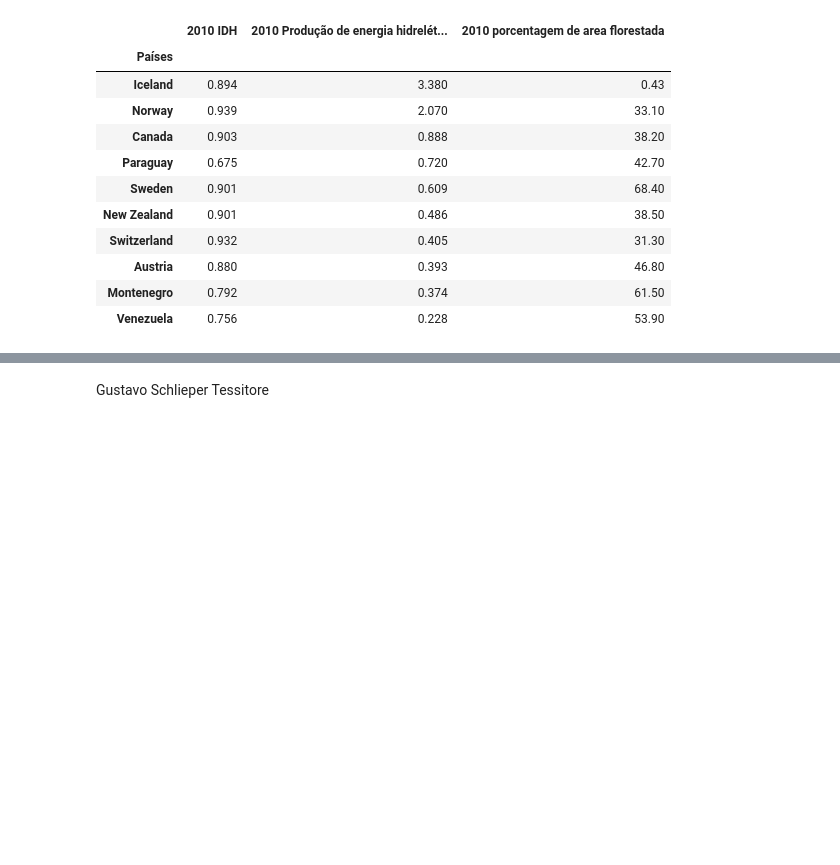
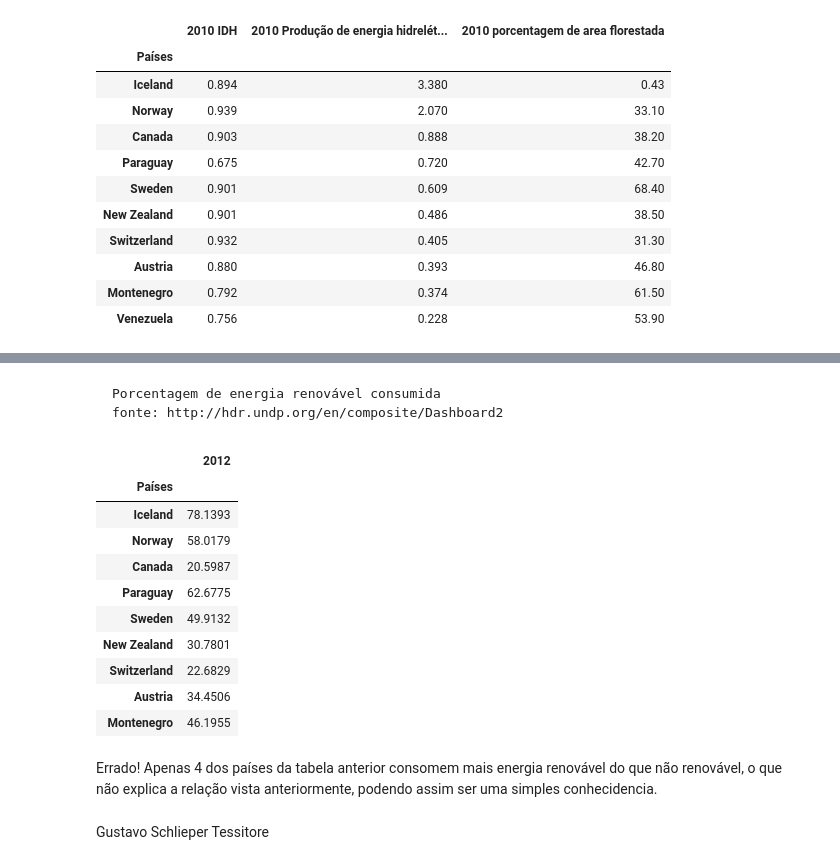
Before and after one commit to gutessitore/Ci-ncia-dos-Dados-PJ1, a Jupyter notebook: projeto 1/Projeto 1.ipynb, the cells around one changed output, grey strips where cells are left out. Drawn from its saved outputs; the diff is of its cells as text; code cells hidden in the pictures; blank space fills up the shorter version.

```diff
--- a/projeto 1/Projeto 1.ipynb
+++ b/projeto 1/Projeto 1.ipynb
@@ -147,2 +149,27 @@ dh.sort_values('2010 Produção de energia hidrelétrica por pessoa', ascending
+# %% [markdown]
+    Porcentagem de energia renovável consumida
+    fonte: http://hdr.undp.org/en/composite/Dashboard2
+# %%
+Energy = pd.read_excel('2016_Statistical_Annex_Dashboard_2.xlsx')
+Energy_2012 = Energy.loc[:, ["Países", 2012]]
+Energy_idx = Energy_2012.set_index("Países")
+Energy_ = Energy_idx.dropna()
+#Energy_.sort_values(2012, ascending = False)
+Energy_.loc[['Iceland', 'Norway', 'Canada', 'Paraguay', 'Sweden', 'New Zealand', \
+             'Switzerland', 'Austria', 'Montenegro'],:]
+# %% [output]
+|  | 2012 |
+| Países |  |
+| Iceland | 78.1393 |
+| Norway | 58.0179 |
+| Canada | 20.5987 |
+| Paraguay | 62.6775 |
+| Sweden | 49.9132 |
+| New Zealand | 30.7801 |
+| Switzerland | 22.6829 |
+| Austria | 34.4506 |
+| Montenegro | 46.1955 |
+# %% [markdown]
+Errado! Apenas 4 dos países da tabela anterior consomem mais energia renovável do que não renovável, o que não explica a relação vista anteriormente, podendo assim ser uma simples conhecidencia.
 # %% [markdown]
 Gustavo Schlieper Tessitore
```
Also changed, not shown: parts of 1 cell of this notebook, 2 other files.
